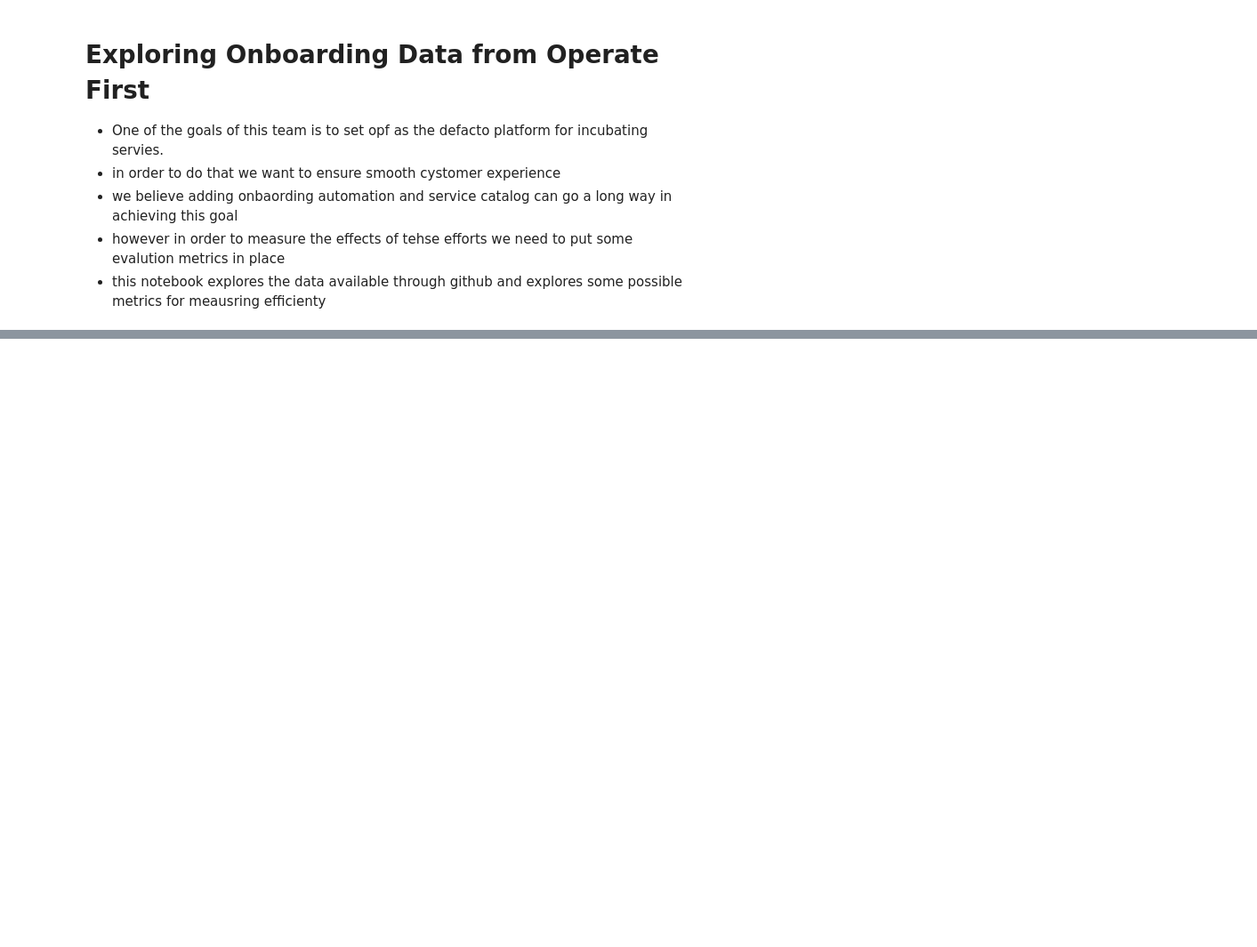
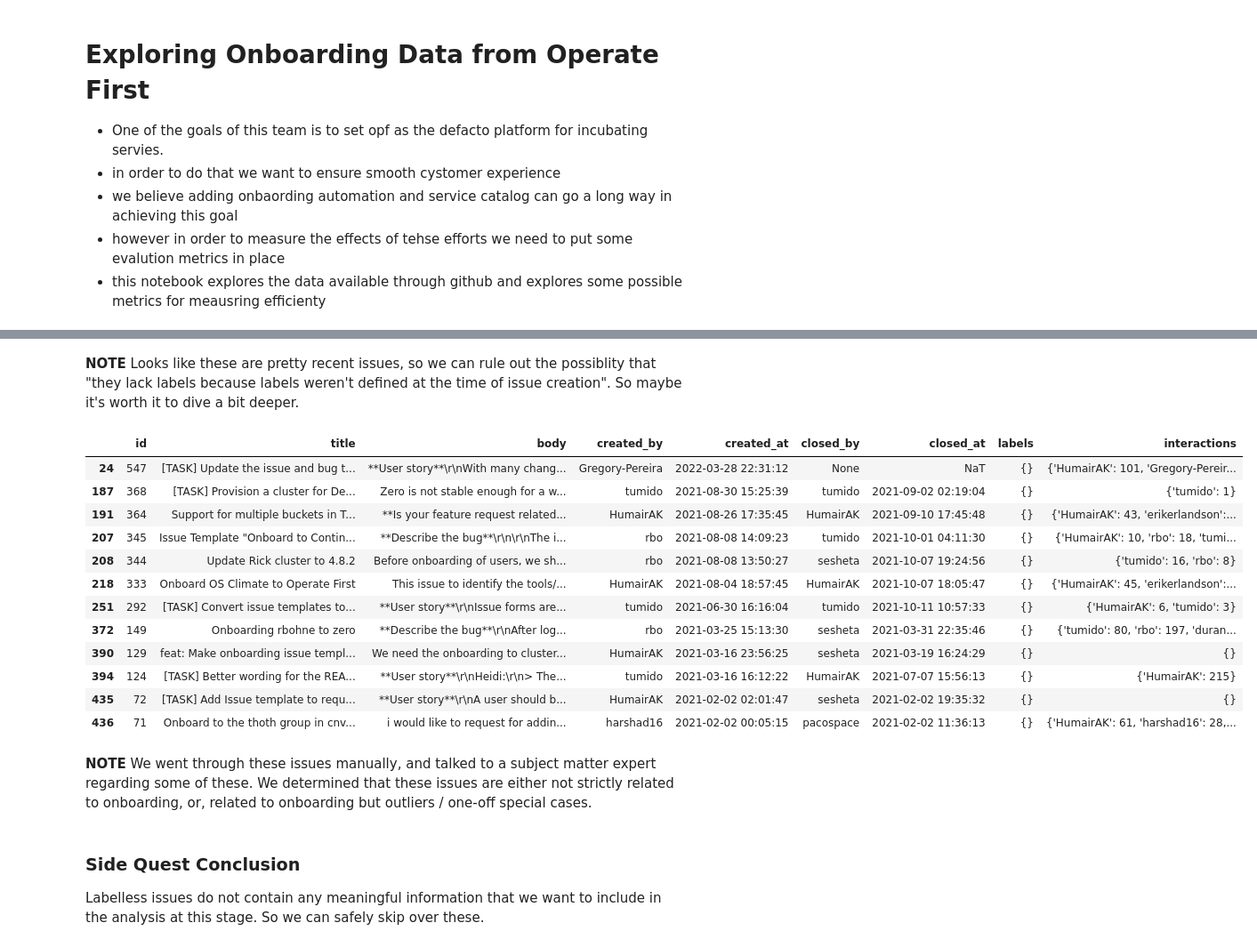
Before and after one commit to chauhankaranraj/metrics, a Jupyter notebook: onboarding.ipynb, the cells around one changed output, grey strips where cells are left out. Shown: that part at 89% size. Saved outputs shown, nothing was run; the diff lists cells and outputs as text; code cells hidden in the pictures; blank space fills up the shorter version.

```diff
--- a/onboarding.ipynb
+++ b/onboarding.ipynb
@@ -84,0 +142,5 @@ onboard_issues_df.head()
+# %%
+# filter to get labelless issues
+labelless_filter = issues_df["labels"].apply(len) == 0
+labelless_issues_df = issues_df[labelless_filter].sort_values("created_at", ascending=False)
+labelless_issues_df.head()
@@ -84,0 +154,26 @@ onboard_issues_df.head()
+# %% [markdown]
+**NOTE** Looks like these are pretty recent issues, so we can rule out the possiblity that "they lack labels because labels weren't defined at the time of issue creation". So maybe it's worth it to dive a bit deeper.
+# %%
+# lets see if the title or body contains anything related to onboarding
+onboard_filter = labelless_issues_df["body"].str.lower().str.contains("onboard") | labelless_issues_df["title"].str.lower().str.contains("onboard")
+labelless_issues_df[onboard_filter]
+# %% [output]
+|  | id | title | body | created_by | created_at | closed_by | closed_at | labels | interactions |
+| 24 | 547 | [TASK] Update the issue and bug t... | **User story**\r\nWith many chang... | Gregory-Pereira | 2022-03-28 22:31:12 | None | NaT | {} | {'HumairAK': 101, 'Gregory-Pereir... |
+| 187 | 368 | [TASK] Provision a cluster for De... | Zero is not stable enough for a w... | tumido | 2021-08-30 15:25:39 | tumido | 2021-09-02 02:19:04 | {} | {'tumido': 1} |
+| 191 | 364 | Support for multiple buckets in T... | **Is your feature request related... | HumairAK | 2021-08-26 17:35:45 | HumairAK | 2021-09-10 17:45:48 | {} | {'HumairAK': 43, 'erikerlandson':... |
+| 207 | 345 | Issue Template "Onboard to Contin... | **Describe the bug**\r\n\r\nThe i... | rbo | 2021-08-08 14:09:23 | tumido | 2021-10-01 04:11:30 | {} | {'HumairAK': 10, 'rbo': 18, 'tumi... |
+| 208 | 344 | Update Rick cluster to 4.8.2 | Before onboarding of users, we sh... | rbo | 2021-08-08 13:50:27 | sesheta | 2021-10-07 19:24:56 | {} | {'tumido': 16, 'rbo': 8} |
+| 218 | 333 | Onboard OS Climate to Operate First | This issue to identify the tools/... | HumairAK | 2021-08-04 18:57:45 | HumairAK | 2021-10-07 18:05:47 | {} | {'HumairAK': 45, 'erikerlandson':... |
+| 251 | 292 | [TASK] Convert issue templates to... | **User story**\r\nIssue forms are... | tumido | 2021-06-30 16:16:04 | tumido | 2021-10-11 10:57:33 | {} | {'HumairAK': 6, 'tumido': 3} |
+| 372 | 149 | Onboarding rbohne to zero | **Describe the bug**\r\nAfter log... | rbo | 2021-03-25 15:13:30 | sesheta | 2021-03-31 22:35:46 | {} | {'tumido': 80, 'rbo': 197, 'duran... |
+| 390 | 129 | feat: Make onboarding issue templ... | We need the onboarding to cluster... | HumairAK | 2021-03-16 23:56:25 | sesheta | 2021-03-19 16:24:29 | {} | {} |
+| 394 | 124 | [TASK] Better wording for the REA... | **User story**\r\nHeidi:\r\n> The... | tumido | 2021-03-16 16:12:22 | HumairAK | 2021-07-07 15:56:13 | {} | {'HumairAK': 215} |
+| 435 | 72 | [TASK] Add Issue template to requ... | **User story**\r\nA user should b... | HumairAK | 2021-02-02 02:01:47 | sesheta | 2021-02-02 19:35:32 | {} | {} |
+| 436 | 71 | Onboard to the thoth group in cnv... | i would like to request for addin... | harshad16 | 2021-02-02 00:05:15 | pacospace | 2021-02-02 11:36:13 | {} | {'HumairAK': 61, 'harshad16': 28,... |
+# %% [markdown]
+**NOTE** We went through these issues manually, and talked to a subject matter expert regarding some of these. We determined that these issues are either not strictly related to onboarding, or, related to onboarding but outliers / one-off special cases.
+# %% [markdown]
+### Side Quest Conclusion
+
+Labelless issues do not contain any meaningful information that we want to include in the analysis at this stage. So we can safely skip over these.
```
Also changed, not shown: parts of 19 cells of this notebook.
